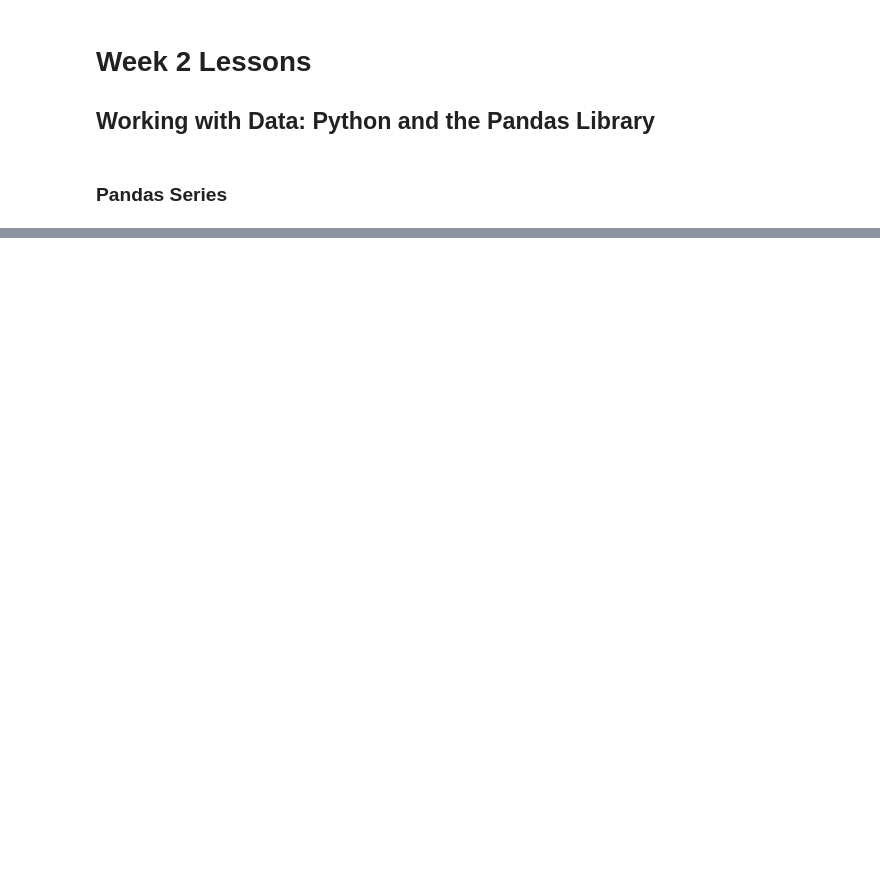
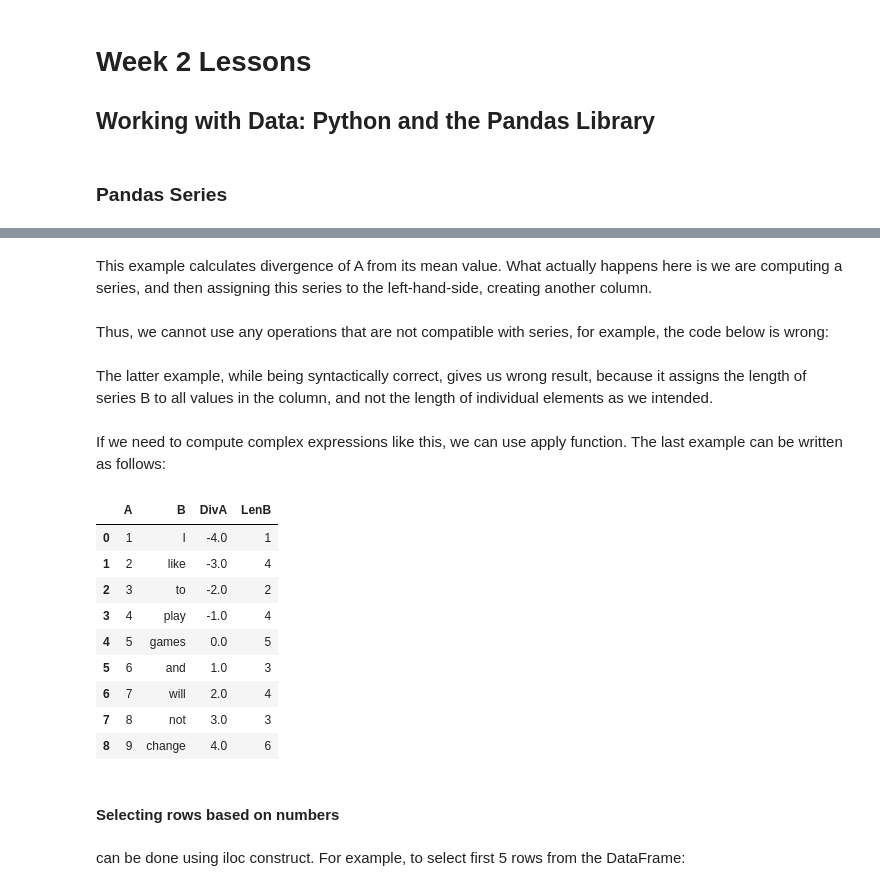
Before and after one commit to khalidassalafy/ArewaDS-Machine-Learning-Assignments, a Jupyter notebook: Week_02/lessons_week_02.ipynb, the cells around one changed output, grey strips where cells are left out. Saved outputs shown, nothing was run; the diff lists cells and outputs as text; code cells hidden in the pictures; blank space fills up the shorter version.

```diff
--- a/Week_02/lessons_week_02.ipynb
+++ b/Week_02/lessons_week_02.ipynb
@@ -33,0 +37,5 @@ ax = monthly.plot(kind='bar')
+# %%
+a = pd.Series(range(1,10))
+b = pd.Series(["I","like","to","play","games","and","will","not","change"],index=range(0,9))
+df = pd.DataFrame([a,b])
+df
@@ -33,0 +62,5 @@ ax = monthly.plot(kind='bar')
+# %%
+# Note that we can also get this table layout by transposing the previous table, eg. by writing
+
+df = pd.DataFrame([a,b]).T.rename(columns={ 0 : 'A', 1 : 'B' })
+df
@@ -33,0 +149,3 @@ ax = monthly.plot(kind='bar')
+# %%
+df['DivA'] = df['A']-df['A'].mean()
+df
@@ -33,0 +163,31 @@ ax = monthly.plot(kind='bar')
+# %% [markdown]
+This example calculates divergence of A from its mean value. What actually happens here is we are computing a series, and then assigning this series to the left-hand-side, creating another column.
+# %% [markdown]
+Thus, we cannot use any operations that are not compatible with series, for example, the code below is wrong:
+# %%
+# Wrong code -> df['ADescr'] = "Low" if df['A'] < 5 else "Hi"
+df['LenB'] = len(df['B']) # <- Wrong result
+# %% [markdown]
+The latter example, while being syntactically correct, gives us wrong result, because it assigns the length of series B to all values in the column, and not the length of individual elements as we intended.
+# %% [markdown]
+If we need to compute complex expressions like this, we can use apply function. The last example can be written as follows:
+# %%
+df['LenB'] = df['B'].apply(lambda x : len(x))
+# or
+df['LenB'] = df['B'].apply(len)
+df
+# %% [output]
+|  | A | B | DivA | LenB |
+| 0 | 1 | I | -4.0 | 1 |
+| 1 | 2 | like | -3.0 | 4 |
+| 2 | 3 | to | -2.0 | 2 |
+| 3 | 4 | play | -1.0 | 4 |
+| 4 | 5 | games | 0.0 | 5 |
+| 5 | 6 | and | 1.0 | 3 |
+| 6 | 7 | will | 2.0 | 4 |
+| 7 | 8 | not | 3.0 | 3 |
+| 8 | 9 | change | 4.0 | 6 |
+# %% [markdown]
+#### Selecting rows based on numbers
+# %% [markdown]
+can be done using iloc construct. For example, to select first 5 rows from the DataFrame:
```
Also changed, not shown: parts of 29 cells of this notebook.
